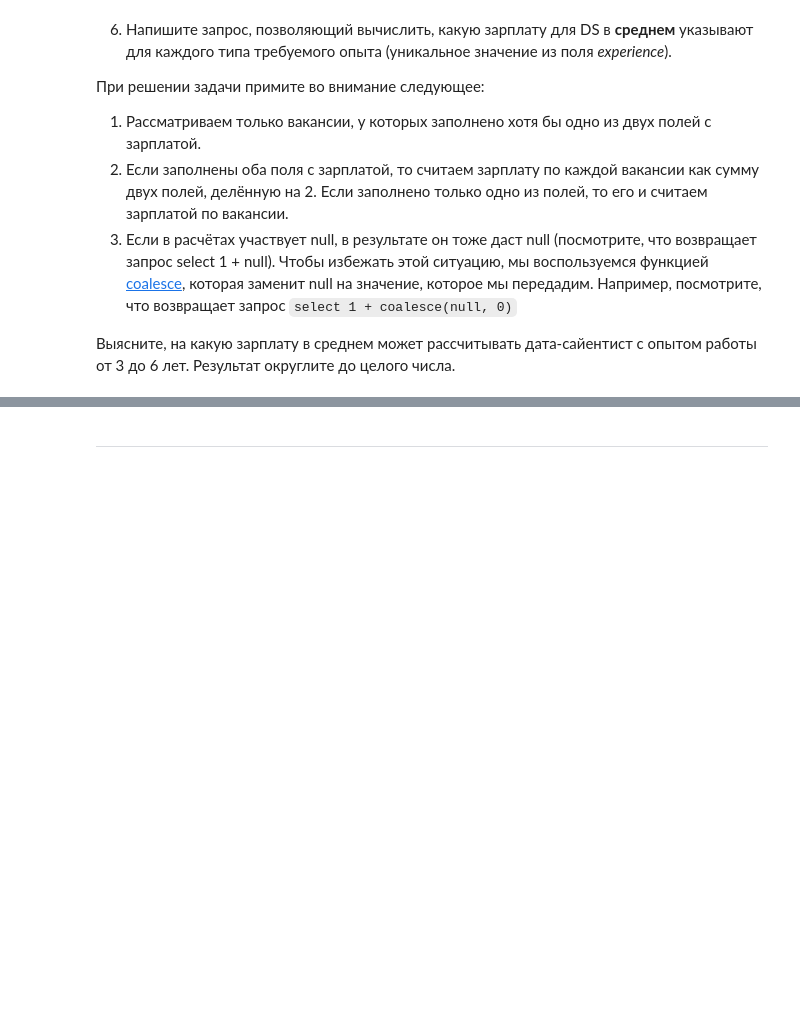
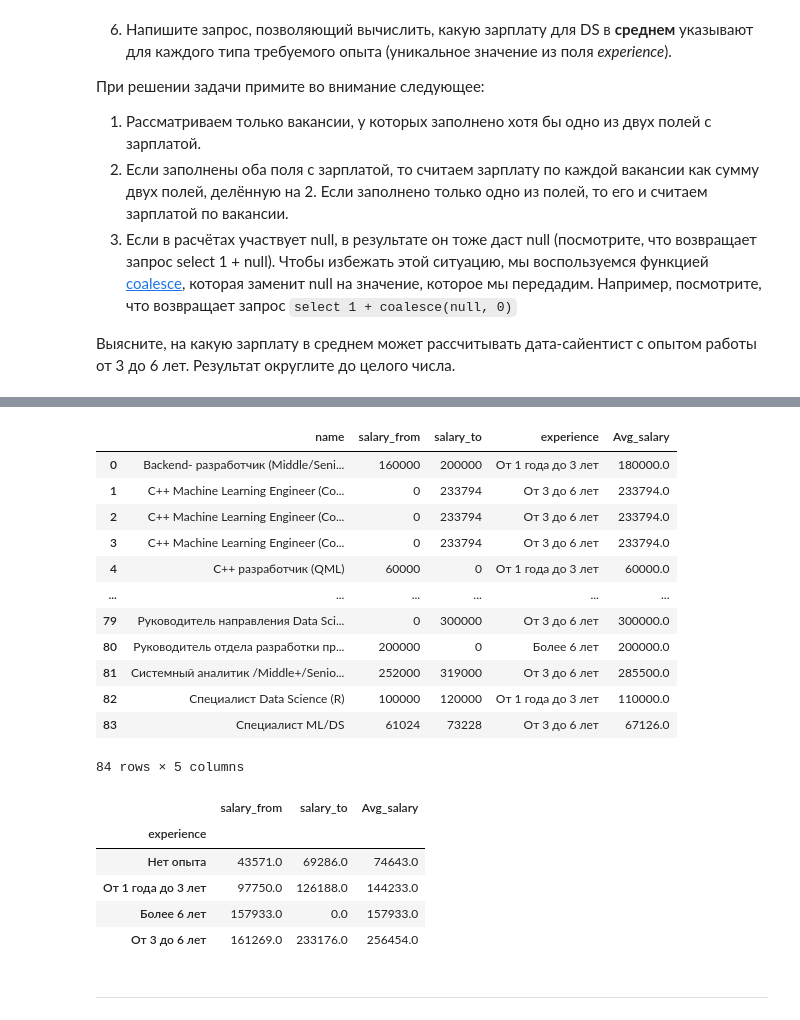
Before and after one commit to YarikKa2/SQL__StudyPrject2, a Jupyter notebook: code/SQL_StudyProject2.ipynb, the cells around one changed output, grey strips where cells are left out. Cells and saved outputs as stored; diff of their text form; code cells hidden in the pictures; blank space fills up the shorter version.

```diff
--- a/code/SQL_StudyProject2.ipynb
+++ b/code/SQL_StudyProject2.ipynb
@@ -810,5 +812,60 @@ DS_Avg_Slry
+# %%
+def Avg_slry(data_frame):
+
+    """ Эта функция расчитывает среднее по ЗП, если оба
+        значения не равны нулю. Если значение salary_from == 0,
+        принимает значение salary_to. И наоборот, Если значение
+        salary_to == 0, принимает значение salary_from.
+
+    Args:
+        data_frame (pd.dataframe): Датафрейм, в котором есть колонки
+        salary_from (ЗП от) и salary_to (ЗП до)
+
+    Returns:
+        pd.dataframe: Датафрейм с дополнительным столбцом 'Avg_salary'
+        (среднее значение по ЗП)
+    """
+
+    for i in range (0, len(data_frame)):
+
+        if data_frame.loc[i, 'salary_from'] == 0 or \
+            data_frame.loc[i, 'salary_to'] == 0:
+
+            data_frame.loc[i, 'Avg_salary'] = \
+                (data_frame.loc[i, 'salary_to'] + \
+                    data_frame.loc[i, 'salary_from'])
+
+
+        else: data_frame.loc[i, 'Avg_salary'] = \
+            (data_frame.loc[i, 'salary_to'] + data_frame.loc[i, 'salary_from']) / 2
+
+    return data_frame
 # %%
-# результат запроса
+DS_Avg_Slry = Avg_slry(DS_Avg_Slry)
+display(DS_Avg_Slry)
+
+round(DS_Avg_Slry.groupby(['experience']).mean(['Avg_salary'])
+      .sort_values(['Avg_salary']))
+# %% [output]
+|  | name | salary_from | salary_to | experience | Avg_salary |
+| 0 | Backend- разработчик (Middle/Seni... | 160000 | 200000 | От 1 года до 3 лет | 180000.0 |
+| 1 | C++ Machine Learning Engineer (Co... | 0 | 233794 | От 3 до 6 лет | 233794.0 |
+| 2 | C++ Machine Learning Engineer (Co... | 0 | 233794 | От 3 до 6 лет | 233794.0 |
+| 3 | C++ Machine Learning Engineer (Co... | 0 | 233794 | От 3 до 6 лет | 233794.0 |
+| 4 | C++ разработчик (QML) | 60000 | 0 | От 1 года до 3 лет | 60000.0 |
+| ... | ... | ... | ... | ... | ... |
+| 79 | Руководитель направления Data Sci... | 0 | 300000 | От 3 до 6 лет | 300000.0 |
+| 80 | Руководитель отдела разработки пр... | 200000 | 0 | Более 6 лет | 200000.0 |
+| 81 | Системный аналитик /Middle+/Senio... | 252000 | 319000 | От 3 до 6 лет | 285500.0 |
+| 82 | Специалист Data Science (R) | 100000 | 120000 | От 1 года до 3 лет | 110000.0 |
+| 83 | Специалист ML/DS | 61024 | 73228 | От 3 до 6 лет | 67126.0 |
+84 rows × 5 columns
+|  | salary_from | salary_to | Avg_salary |
+| experience |  |  |  |
+| Нет опыта | 43571.0 | 69286.0 | 74643.0 |
+| От 1 года до 3 лет | 97750.0 | 126188.0 | 144233.0 |
+| Более 6 лет | 157933.0 | 0.0 | 157933.0 |
+| От 3 до 6 лет | 161269.0 | 233176.0 | 256454.0 |
 # %% [markdown]
 ***
 # %%
```
Also changed, not shown: parts of 2 cells of this notebook.
